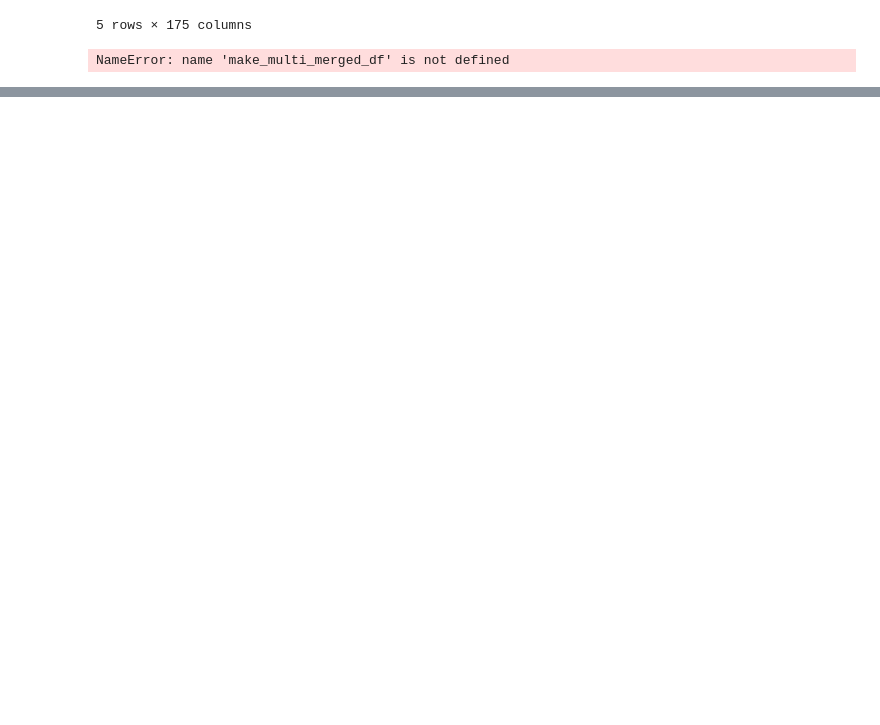
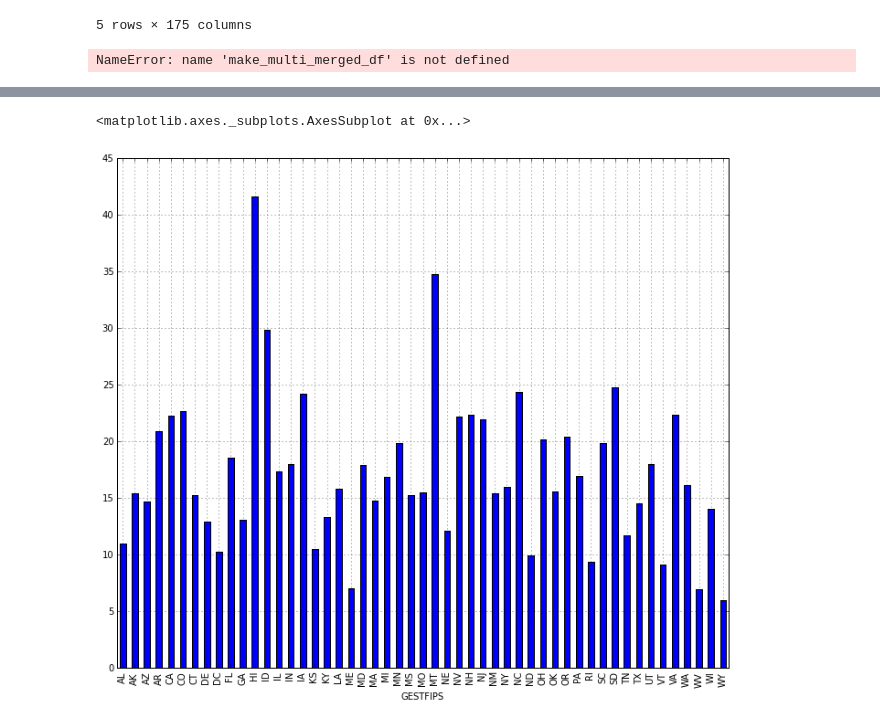
Before and after one commit to tiyd-python-2015-05/atus-analysis, a Jupyter notebook: atus-analysis/scratch.ipynb, the cells around one changed output, grey strips where cells are left out. Drawn from its saved outputs; the diff is of its cells as text; code cells hidden in the pictures; blank space fills up the shorter version.

Commit message:
atus analysis plots completed in ipython notebook

```diff
--- a/atus-analysis/scratch.ipynb
+++ b/atus-analysis/scratch.ipynb
@@ -153,0 +138,2 @@ gov_vs_private.plot(kind='bar')
+# %%
+state_rec = group_and_average(all_data, 'GESTFIPS', '1301', print_all=True)
@@ -153,0 +158,5 @@ gov_vs_private.plot(kind='bar')
+# %%
+state_rec.plot(kind='bar', figsize=(12,10))
+# %% [output]
+<matplotlib.axes._subplots.AxesSubplot at 0x...>
+[figure, added]
```
Also changed, not shown: parts of 3 cells of this notebook, 6 other files.
